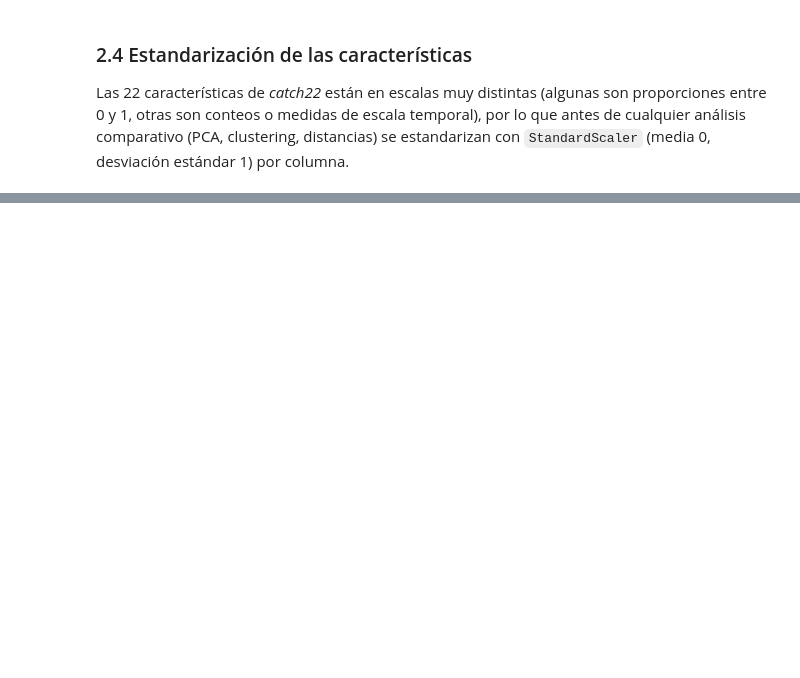
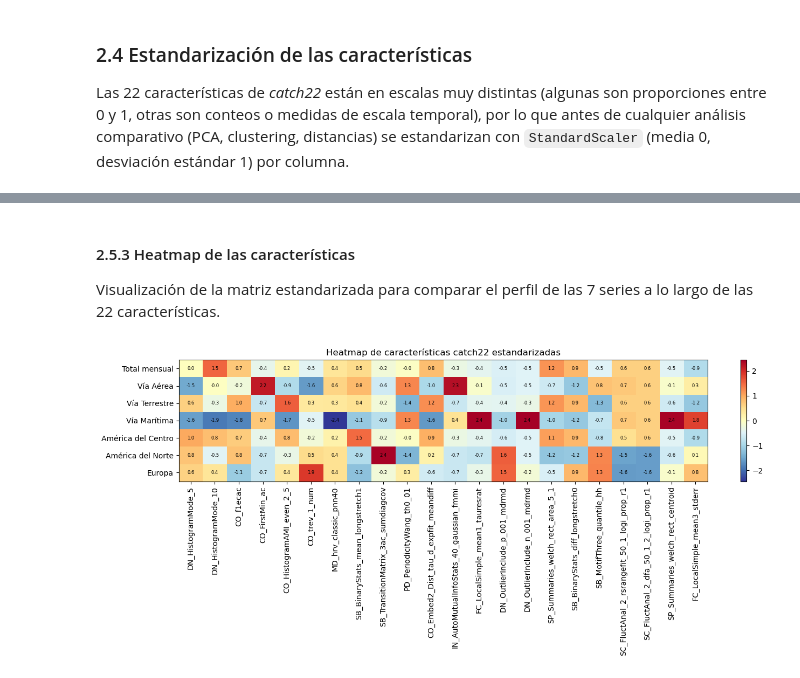
Before and after one commit to Ikeel04/Labs-DS, a Jupyter notebook: Lab2/Laboratorio2_LSTM.ipynb, the cells around one changed output, grey strips where cells are left out. Saved outputs shown, nothing was run; the diff lists cells and outputs as text; code cells hidden in the pictures; blank space fills up the shorter version.

```diff
--- a/Lab2/Laboratorio2_LSTM.ipynb
+++ b/Lab2/Laboratorio2_LSTM.ipynb
@@ -597,0 +761,20 @@ std                 1.08  ...                         1.08
+# %% [markdown]
+#### 2.5.3 Heatmap de las características
+
+Visualización de la matriz estandarizada para comparar el perfil de las 7 series a lo largo de las 22 características.
+# %%
+fig, ax = plt.subplots(figsize=(14, 6))
+im = ax.imshow(catch22_std.values, cmap="RdYlBu_r", aspect="auto")
+ax.set_xticks(range(catch22_std.shape[1]))
+ax.set_xticklabels(catch22_std.columns, rotation=90)
+ax.set_yticks(range(catch22_std.shape[0]))
+ax.set_yticklabels(catch22_std.index)
+for i in range(catch22_std.shape[0]):
+    for j in range(catch22_std.shape[1]):
+        ax.text(j, i, f"{catch22_std.values[i, j]:.1f}", ha="center", va="center", fontsize=6)
+fig.colorbar(im, ax=ax)
+ax.set_title("Heatmap de características catch22 estandarizadas")
+plt.tight_layout()
+plt.show()
+# %% [output]
+[figure, added]
```
Also changed, not shown: parts of 20 cells of this notebook.
